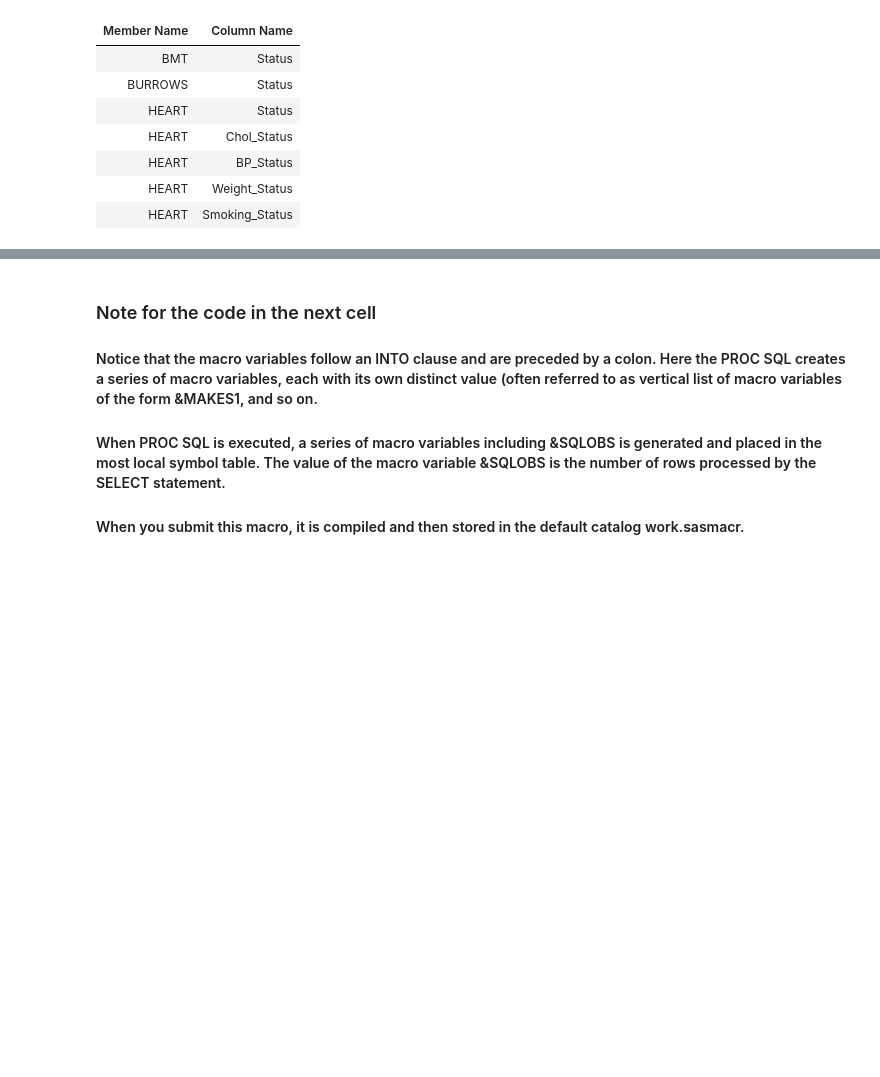
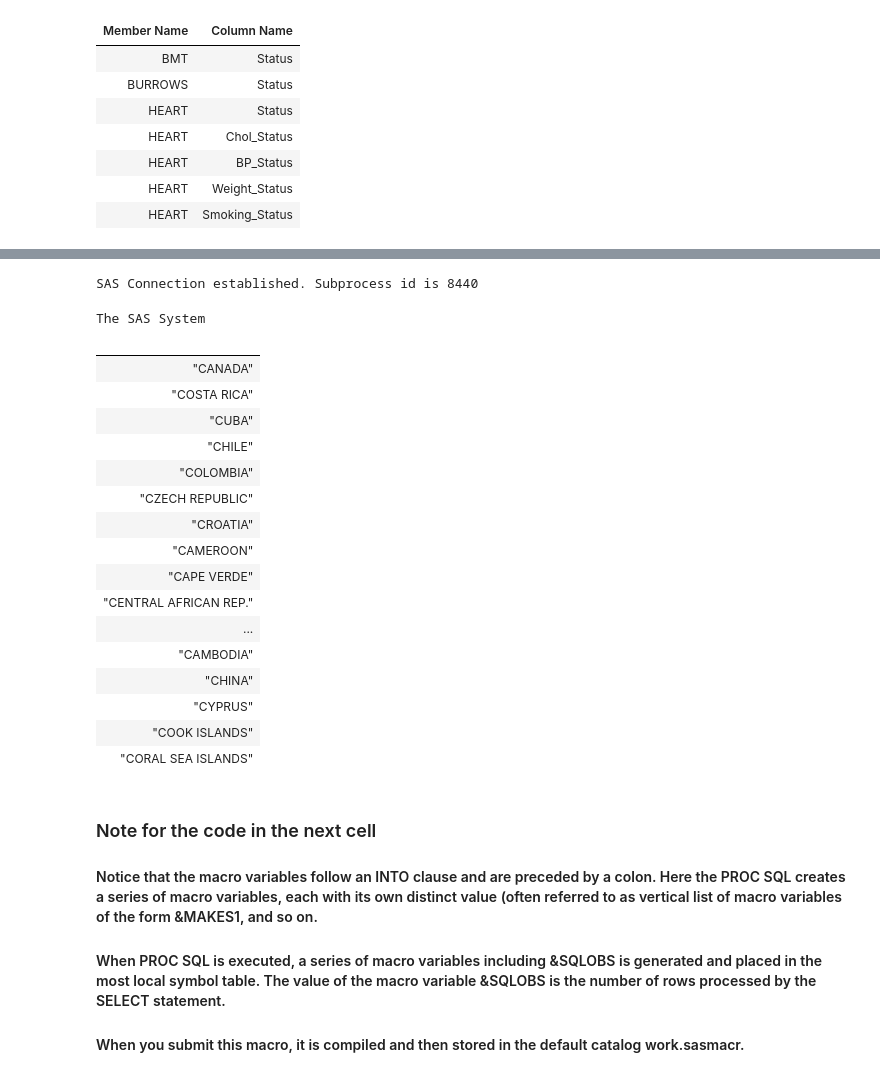
Before and after one commit to ProcJimi/curriculum, a Jupyter notebook: Week9/Week9_P3_SQL_Mvars.ipynb, the cells around one changed output, grey strips where cells are left out. Drawn from its saved outputs; the diff is of its cells as text; code cells hidden in the pictures; blank space fills up the shorter version.

```diff
--- a/Week9/Week9_P3_SQL_Mvars.ipynb
+++ b/Week9/Week9_P3_SQL_Mvars.ipynb
@@ -77,6 +77,34 @@ quit ;
 %put &=make_sq_list;
 # %% [output]
 [interactive output not drawn]
+# %%
+proc sql ;
+      select quote(strip(Name))
+      INTO  :Starts_withC separated by ','
+    from sashelp.demographics
+      where Name LIKE 'C%';
+quit;
+%PUT &Starts_withC;
+# %% [output]
+SAS Connection established. Subprocess id is 8440
+The SAS System
+|  |
+| "CANADA" |
+| "COSTA RICA" |
+| "CUBA" |
+| "CHILE" |
+| "COLOMBIA" |
+| "CZECH REPUBLIC" |
+| "CROATIA" |
+| "CAMEROON" |
+| "CAPE VERDE" |
+| "CENTRAL AFRICAN REP." |
+| ... |
+| "CAMBODIA" |
+| "CHINA" |
+| "CYPRUS" |
+| "COOK ISLANDS" |
+| "CORAL SEA ISLANDS" |
 # %% [markdown]
 ### Note for the code in the next cell
 #### Notice that the macro variables follow an INTO clause and are preceded by a colon. Here the PROC SQL creates a series of macro variables, each with its own distinct value (often referred to as vertical list of macro variables of the form &MAKES1, and so on.
```
Also changed, not shown: 18 other files.
